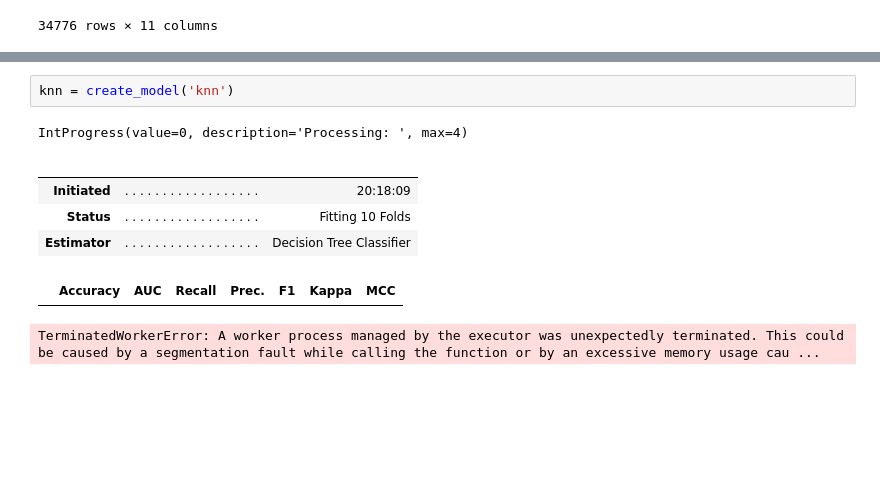
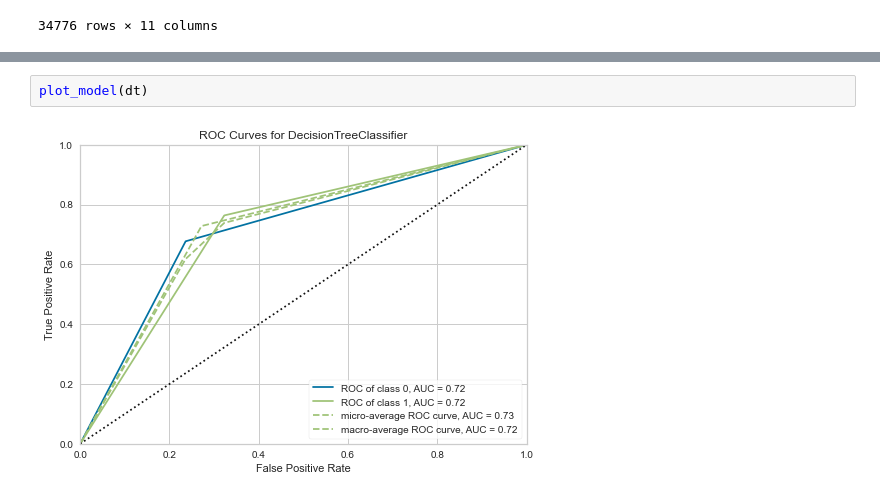
Before and after one commit to ImanolR87/AI-Learn-to-invest, a Jupyter notebook: Dataset_Transacciones.ipynb, the cells around one changed output, grey strips where cells are left out. Cells and saved outputs as stored; diff of their text form; blank space fills up the shorter version.

Commit message:
UPDATE con decision trees

```diff
--- a/Dataset_Transacciones.ipynb
+++ b/Dataset_Transacciones.ipynb
@@ -1140,11 +1178,4 @@ IntProgress(value=0, description='Processing: ', max=4)
-# %%
-knn = create_model('knn')
-# %% [output]
-IntProgress(value=0, description='Processing: ', max=4)
-|  |  |  |
-|  |  |  |
-| Initiated | . . . . . . . . . . . . . . . . . . | 20:18:09 |
-| Status | . . . . . . . . . . . . . . . . . . | Fitting 10 Folds |
-| Estimator | . . . . . . . . . . . . . . . . . . | Decision Tree Classifier |
-|  | Accuracy | AUC | Recall | Prec. | F1 | Kappa | MCC |
-TerminatedWorkerError: A worker process managed by the executor was unexpectedly terminated. This could be caused by a segmentation fault while calling the function or by an excessive memory usage cau ...
+# %%
+plot_model(dt)
+# %% [output]
+[figure, added]
```
Also changed, not shown: parts of 17 cells of this notebook, 5 other files.
